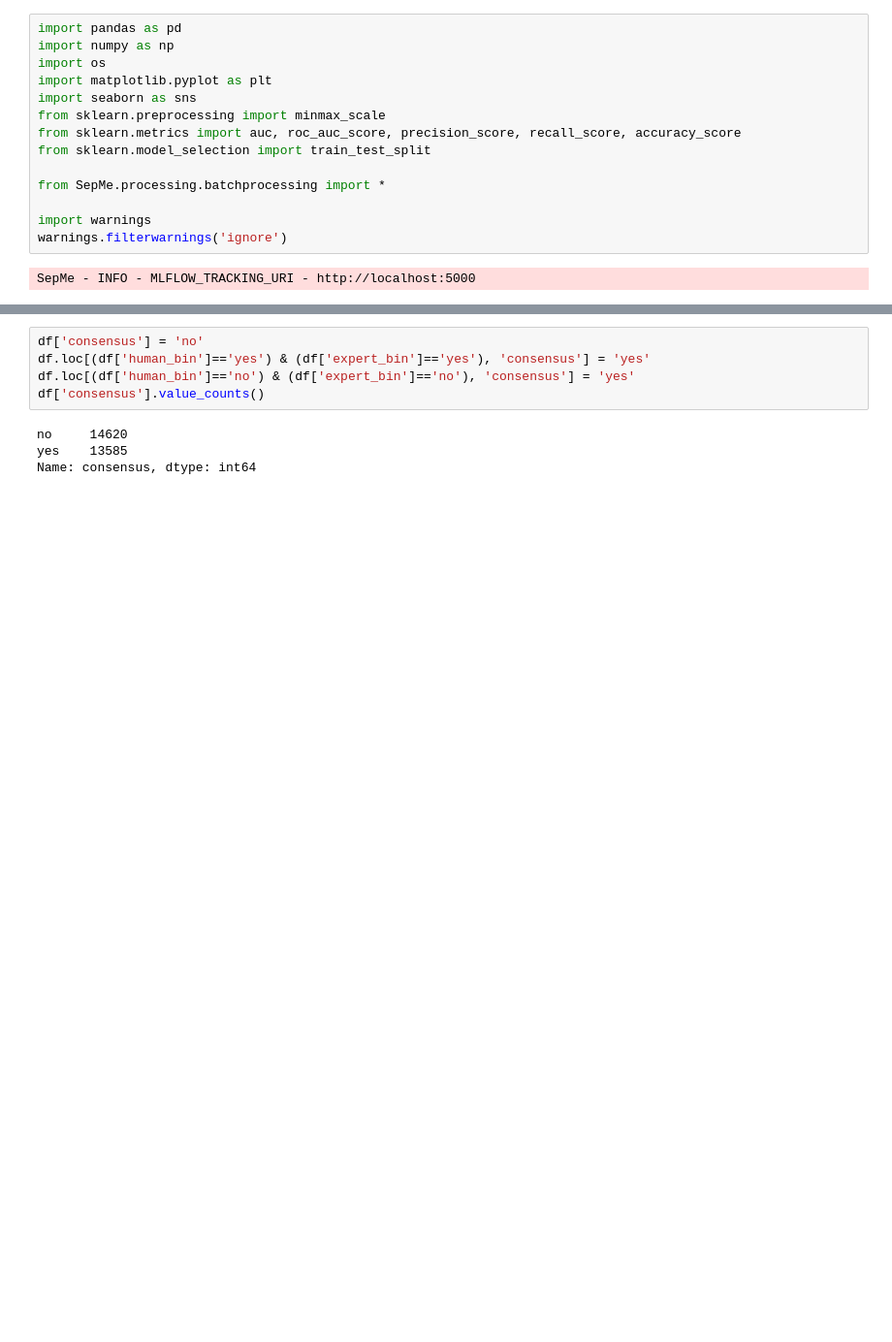
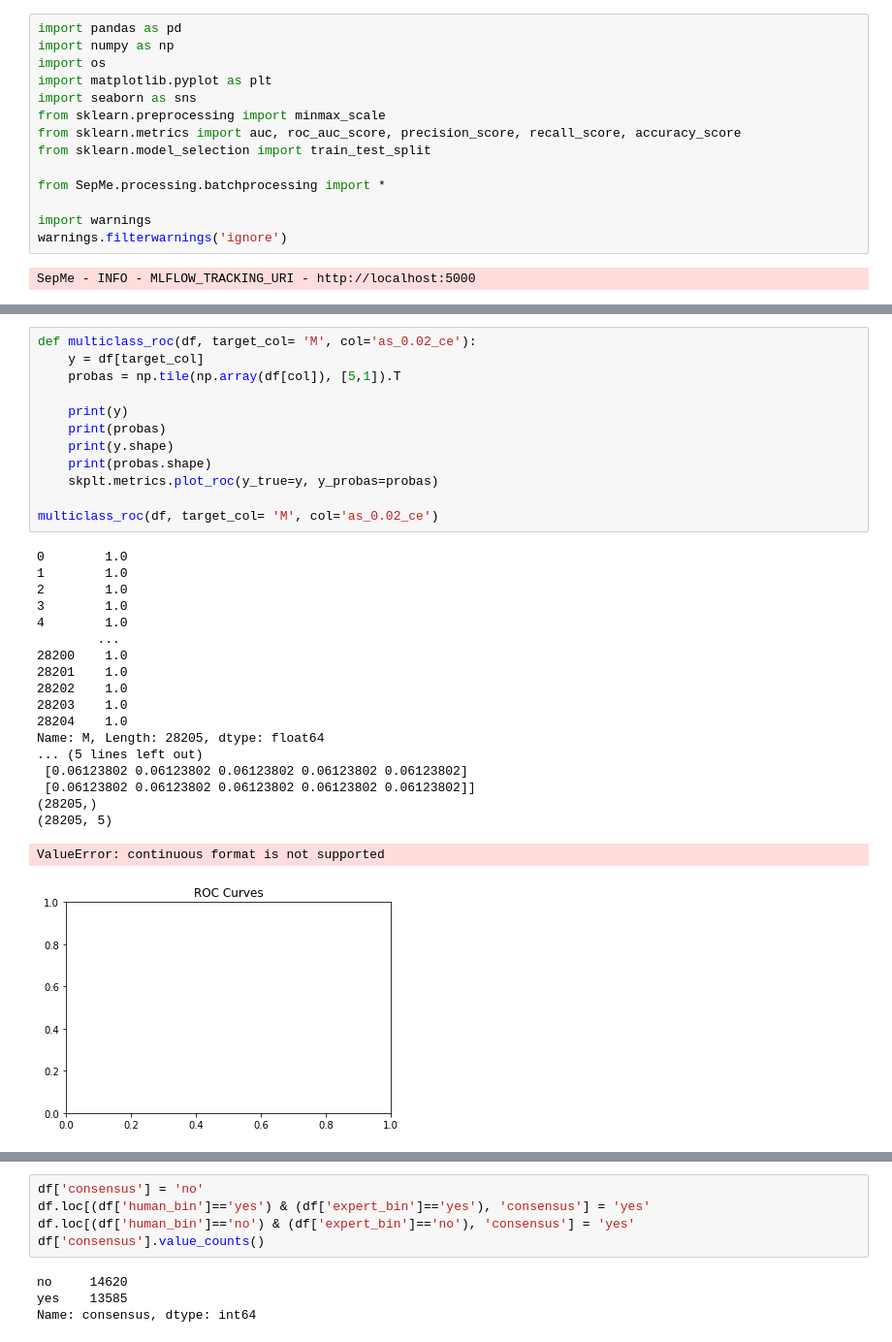
Before and after one commit to kix2mix2/SepMe, a Jupyter notebook: Jupyters/the machine learning.ipynb, the cells around one changed output, grey strips where cells are left out. Shown at 97% size. Saved outputs shown, nothing was run; the diff lists cells and outputs as text; blank space fills up the shorter version.

```diff
--- a/Jupyters/the machine learning.ipynb
+++ b/Jupyters/the machine learning.ipynb
@@ -141,0 +188,32 @@ ValueError: continuous format is not supported
+# %%
+def multiclass_roc(df, target_col= 'M', col='as_0.02_ce'):
+    y = df[target_col]
+    probas = np.tile(np.array(df[col]), [5,1]).T
+
+    print(y)
+    print(probas)
+    print(y.shape)
+    print(probas.shape)
+    skplt.metrics.plot_roc(y_true=y, y_probas=probas)
+
+multiclass_roc(df, target_col= 'M', col='as_0.02_ce')
+# %% [output]
+0        1.0
+1        1.0
+2        1.0
+3        1.0
+4        1.0
+        ...
+28200    1.0
+28201    1.0
+28202    1.0
+28203    1.0
+28204    1.0
+Name: M, Length: 28205, dtype: float64
+... (5 lines left out)
+ [0.06123802 0.06123802 0.06123802 0.06123802 0.06123802]
+ [0.06123802 0.06123802 0.06123802 0.06123802 0.06123802]]
+(28205,)
+(28205, 5)
+ValueError: continuous format is not supported
+[figure, added]
```
Also changed, not shown: parts of 21 cells of this notebook, 3 other files.
